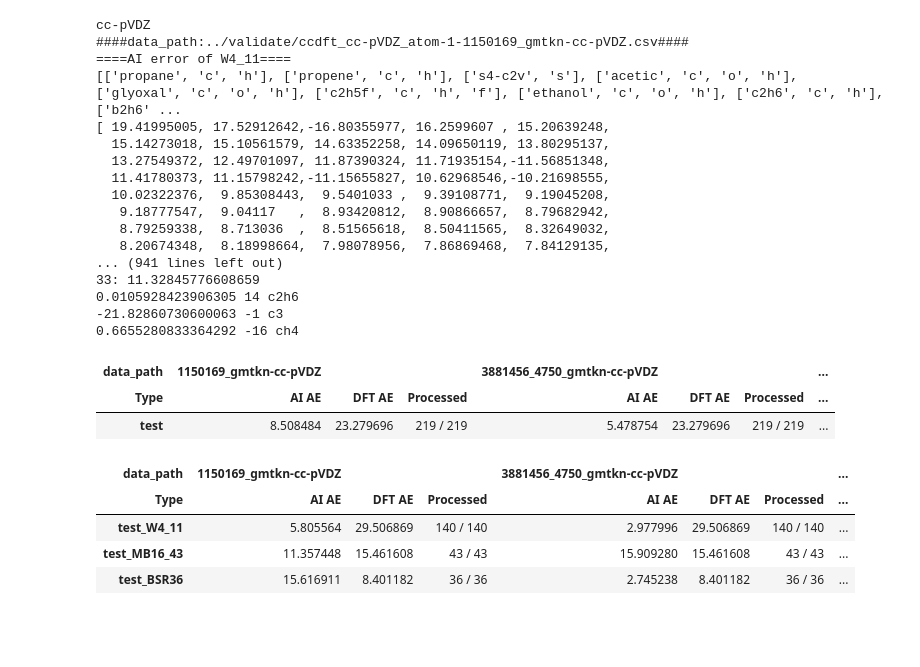
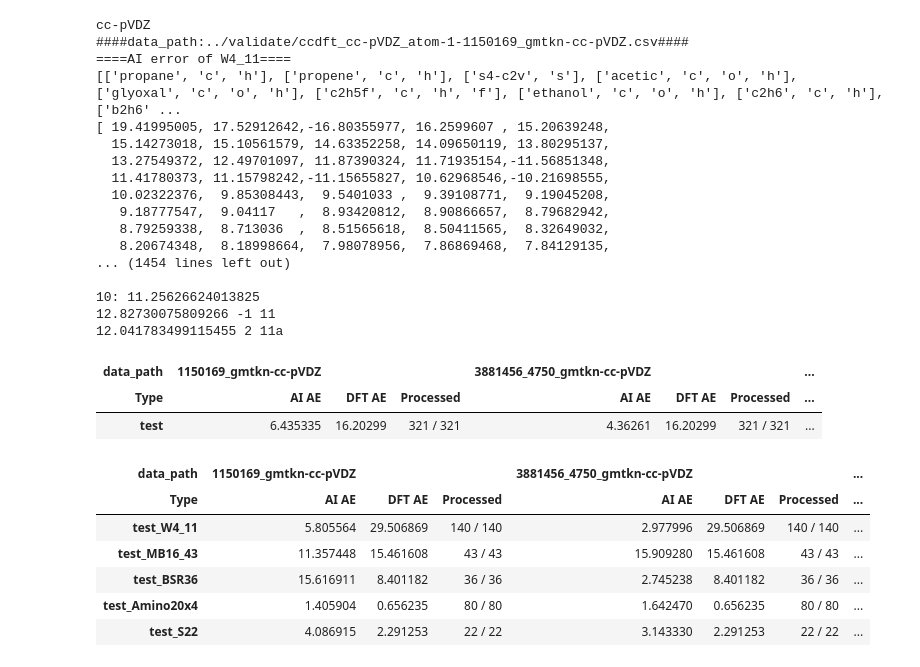
Before and after one commit to chem12346789/cc2cc, a Jupyter notebook: jupyter-notebook/atomic_energy_gmtkn.ipynb, the cells around one changed output. Drawn from its saved outputs; the diff is of its cells as text; code cells hidden in the pictures; blank space fills up the shorter version.

```diff
--- a/jupyter-notebook/atomic_energy_gmtkn.ipynb
+++ b/jupyter-notebook/atomic_energy_gmtkn.ipynb
@@ -3,7 +3,7 @@ from pathlib import Path
 
 import pandas as pd
 
-!noglob scp -r hkqai:~/workdir/cc2cc_test5/validate/*.csv ~/workspace/2025.1/validate
+!noglob scp -r hkqai:~/workspace/cc2cc_test5/validate/*.csv ~/workspace/2025.1/validate
 name_mol_list = [
     "molecule_W4_11",
     "molecule_G21EA",
@@ -87,6 +87,6 @@ for i, name_mol in enumerate(name_mol_list):
     for data_path in list(Path("../validate").glob(f"*{name_mol}.csv")):
         data_path.unlink()
 
-for data_path in list(Path("../validate").glob(f"*test*.csv")):
-    data_path.unlink()
+# for data_path in list(Path("../validate").glob(f"*test*.csv")):
+#     data_path.unlink()
 # %% [output]
@@ -117,7 +133,7 @@ with open(f"../cc2cc/utils/{data_set}.json") as f:
 
 full_subset_dict = {
     # "test": ["AHB21"],
-    "test": ["W4_11", "MB16_43", "BSR36"],
+    "test": ["W4_11", "MB16_43", "BSR36", "Amino20x4", "S22"],
     # "sub1": [
     #     "W4_11",
     #     "G21EA",
@@ -494,36 +510,38 @@ df_summary.columns = header
 #     inplace=True,
 #     ascending=False,
 # )
 
 display(df_summary)
 
 # save summary to csv with date
 df_summary.to_csv(f"../validate/summary_subset_{date}.csv")
 # save summary to excel with date
 df_summary.to_excel(f"../validate/summary_subset_{date}.xlsx")
 # %% [output]
 cc-pVDZ
 ####data_path:../validate/ccdft_cc-pVDZ_atom-1-1150169_gmtkn-cc-pVDZ.csv####
 ====AI error of W4_11====
 [['propane', 'c', 'h'], ['propene', 'c', 'h'], ['s4-c2v', 's'], ['acetic', 'c', 'o', 'h'], ['glyoxal', 'c', 'o', 'h'], ['c2h5f', 'c', 'h', 'f'], ['ethanol', 'c', 'o', 'h'], ['c2h6', 'c', 'h'], ['b2h6' ...
 [ 19.41995005, 17.52912642,-16.80355977, 16.2599607 , 15.20639248,
   15.14273018, 15.10561579, 14.63352258, 14.09650119, 13.80295137,
   13.27549372, 12.49701097, 11.87390324, 11.71935154,-11.56851348,
   11.41780373, 11.15798242,-11.15655827, 10.62968546,-10.21698555,
   10.02322376,  9.85308443,  9.5401033 ,  9.39108771,  9.19045208,
    9.18777547,  9.04117   ,  8.93420812,  8.90866657,  8.79682942,
    8.79259338,  8.713036  ,  8.51565618,  8.50411565,  8.32649032,
    8.20674348,  8.18998664,  7.98078956,  7.86869468,  7.84129135,
-... (941 lines left out)
-33: 11.32845776608659
-0.0105928423906305 14 c2h6
--21.82860730600063 -1 c3
-0.6655280833364292 -16 ch4
+... (1454 lines left out)
+
+10: 11.25626624013825
+12.82730075809266 -1 11
+12.041783499115455 2 11a
 | data_path | 1150169_gmtkn-cc-pVDZ |  |  | 3881456_4750_gmtkn-cc-pVDZ |  |  | ... |
 | Type | AI AE | DFT AE | Processed | AI AE | DFT AE | Processed | ... |
-| test | 8.508484 | 23.279696 | 219 / 219 | 5.478754 | 23.279696 | 219 / 219 | ... |
+| test | 6.435335 | 16.20299 | 321 / 321 | 4.36261 | 16.20299 | 321 / 321 | ... |
 | data_path | 1150169_gmtkn-cc-pVDZ |  |  | 3881456_4750_gmtkn-cc-pVDZ |  |  | ... |
 | Type | AI AE | DFT AE | Processed | AI AE | DFT AE | Processed | ... |
 | test_W4_11 | 5.805564 | 29.506869 | 140 / 140 | 2.977996 | 29.506869 | 140 / 140 | ... |
 | test_MB16_43 | 11.357448 | 15.461608 | 43 / 43 | 15.909280 | 15.461608 | 43 / 43 | ... |
 | test_BSR36 | 15.616911 | 8.401182 | 36 / 36 | 2.745238 | 8.401182 | 36 / 36 | ... |
+| test_Amino20x4 | 1.405904 | 0.656235 | 80 / 80 | 1.642470 | 0.656235 | 80 / 80 | ... |
+| test_S22 | 4.086915 | 2.291253 | 22 / 22 | 3.143330 | 2.291253 | 22 / 22 | ... |
```
Also changed, not shown: parts of 1 cell of this notebook.
